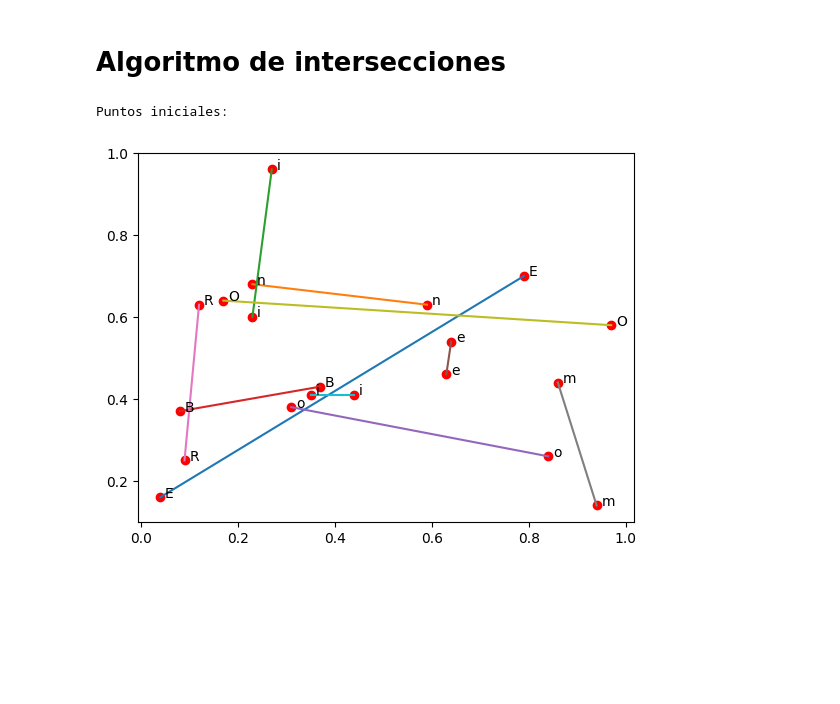
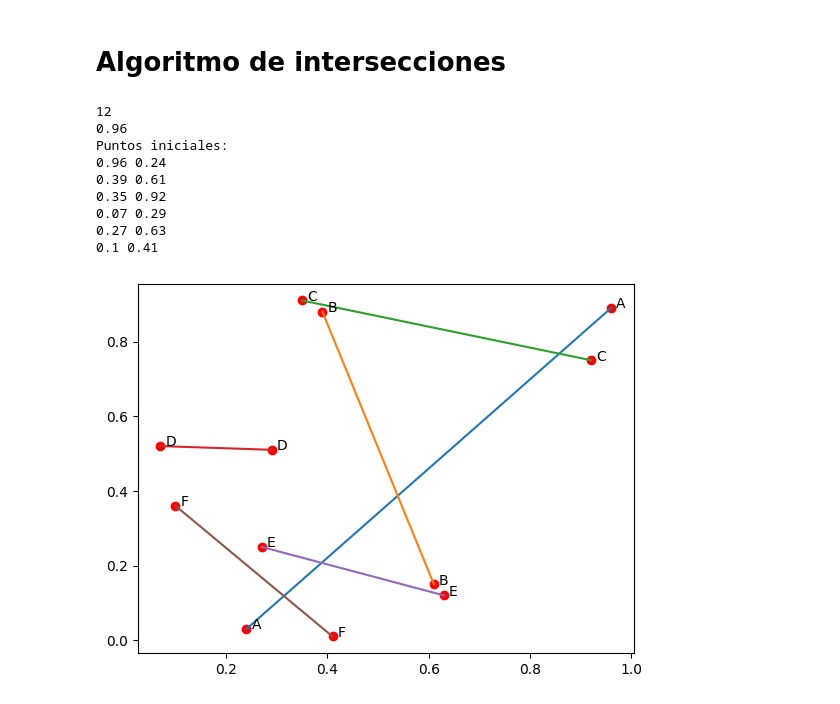
Before and after one commit to DayaVale/Geometria_Computacional, a Jupyter notebook: Homework1/Homework1.ipynb, the cells around one changed output. Saved outputs shown, nothing was run; the diff lists cells and outputs as text; code cells hidden in the pictures; blank space fills up the shorter version.

```diff
--- a/Homework1/Homework1.ipynb
+++ b/Homework1/Homework1.ipynb
@@ -564,6 +566,8 @@ class point_:
     def __init__(self,x,y):
         self.x = x
         self.y = y
+        self.tag = None
+        self.tag_seg = None
 # %%
 #1 -> up
 #0 -> down
@@ -733,46 +799,54 @@ def Find_intersection(s):
 # %%
-X = np.round(np.random.rand(20),2)
-Y = np.round(np.random.rand(20),2)
+n = 12
+X = np.round(np.random.rand(n),2)
+Y = np.round(np.random.rand(n),2)
 P = []
 #Generador de puntos
-for i in range(20):
+for i in range(n):
     p = point_(X[i],Y[i])
     P.append(p)
 
 
-P_copy = P.copy
 seg = []
+eti = 'ABCDEFGHIJKLMNOPQRSTWXYZ'
+i = 0
+print(len(P))
 #Genero segementos
 while(len(P)>0):
-    rstr = random.choice(string.ascii_letters)
-    s = segmento(P[0],P[1])
-    start = s.start
-    start.append(rstr)
-    end = s.end
-    end.append(rstr)
-    seg.append([start,end])
+    s = segmento(P[0],P[1],eti[i])
+    seg.append([s.start,s.end])
     P.pop(0)
     P.pop(0)
+    i += 1
 
-
+print(seg[0][0].x)
 print("Puntos iniciales:")
 
 #Grafica de los segmentos
 plt.clf()
 for i in range(len(seg)):
-    P1x,P1y = [seg[i][0][0],seg[i][1][0]],[seg[i][0][1],seg[i][1][1]]
-    plt.plot(seg[i][0][0],seg[i][0][1],"ro")
-    plt.plot(seg[i][1][0],seg[i][1][1],"ro")
+    print(seg[i][0].x,seg[i][1].x)
+    P1x,P1y = [seg[i][0].x,seg[i][1].x],[seg[i][0].y,seg[i][1].y]
+    plt.plot(seg[i][0].x,seg[i][0].y,"ro")
+    plt.plot(seg[i][1].x,seg[i][1].y,"ro")
     plt.plot(P1x,P1y)
-    plt.annotate(seg[i][0][3], (seg[i][0][0],seg[i][0][1]),(seg[i][0][0] + 0.01, seg[i][0][1]))
-    plt.annotate(seg[i][1][3], (seg[i][1][0],seg[i][1][1]),(seg[i][1][0] + 0.01, seg[i][1][1]))
+    plt.annotate(seg[i][0].tag_seg, (seg[i][0].x,seg[i][0].y),(seg[i][0].x + 0.01, seg[i][0].y))
+    plt.annotate(seg[i][1].tag_seg, (seg[i][1].x,seg[i][1].y),(seg[i][1].x + 0.01, seg[i][1].y))
 plt.show()
 
 
 #print(P)
 # %% [output]
+12
+0.96
 Puntos iniciales:
+0.96 0.24
+0.39 0.61
+0.35 0.92
+0.07 0.29
+0.27 0.63
+0.1 0.41
-[figure, old version]
+[figure, new version]
 # %%
 Find_intersection(seg)
 # %% [output]
```
Also changed, not shown: parts of 13 cells of this notebook.
